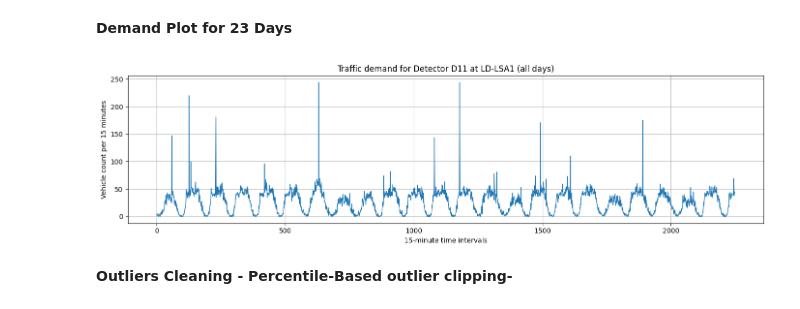
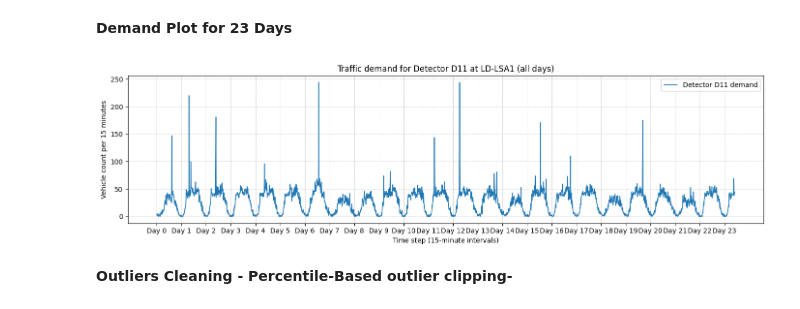
Before and after one commit to mogulkyu/Master_Arbeit_LSTM, a Jupyter notebook: chapter 4 - build digital twin/LSTM - detector prediction/02-ReadDetectorInputs.ipynb, the cells around one changed output. Saved outputs shown, nothing was run; the diff lists cells and outputs as text; code cells hidden in the pictures.

```diff
--- a/chapter 4 - build digital twin/LSTM - detector prediction/02-ReadDetectorInputs.ipynb
+++ b/chapter 4 - build digital twin/LSTM - detector prediction/02-ReadDetectorInputs.ipynb
@@ -124,20 +154,45 @@ Total 15-minute intervals: 2249
 **Demand Plot for 23 Days**
 # %%
 import matplotlib.pyplot as plt
+import numpy as np
+
+# all_demand_values:
+# Concatenated traffic demand values from Detector D11
+# Each value represents vehicle count aggregated over 15 minutes
+# Data spans multiple consecutive days
 
 plt.figure(figsize=(14, 4))
 
-plt.plot(all_demand_values, linewidth=1)
+# Time axis: index of 15-minute intervals
+time_steps = np.arange(len(all_demand_values))
 
+plt.plot(
+    time_steps,
+    all_demand_values,
+    linewidth=1.2,
+    label="Detector D11 demand"
+)
+
+# Titles and labels
 plt.title("Traffic demand for Detector D11 at LD-LSA1 (all days)")
-plt.xlabel("15-minute time intervals")
+plt.xlabel("Time step (15-minute intervals)")
 plt.ylabel("Vehicle count per 15 minutes")
 
-plt.grid(True)
+# Improve x-axis readability:
+# Show one tick per day (96 intervals = 24 hours)
+plt.xticks(
+    ticks=np.arange(0, len(time_steps), 96),
+    labels=[f"Day {i}" for i in range(len(time_steps) // 96 + 1)]
+)
+
+# Grid for readability
+plt.grid(True, linestyle="--", linewidth=0.6, alpha=0.7)
+
+plt.legend()
 plt.tight_layout()
 plt.show()
 # %% [output]
-[figure, old version]
+[figure, new version]
 # %% [markdown]
 **Outliers Cleaning - Percentile-Based outlier clipping-**
 # %%
```
Also changed, not shown: parts of 6 cells of this notebook.
